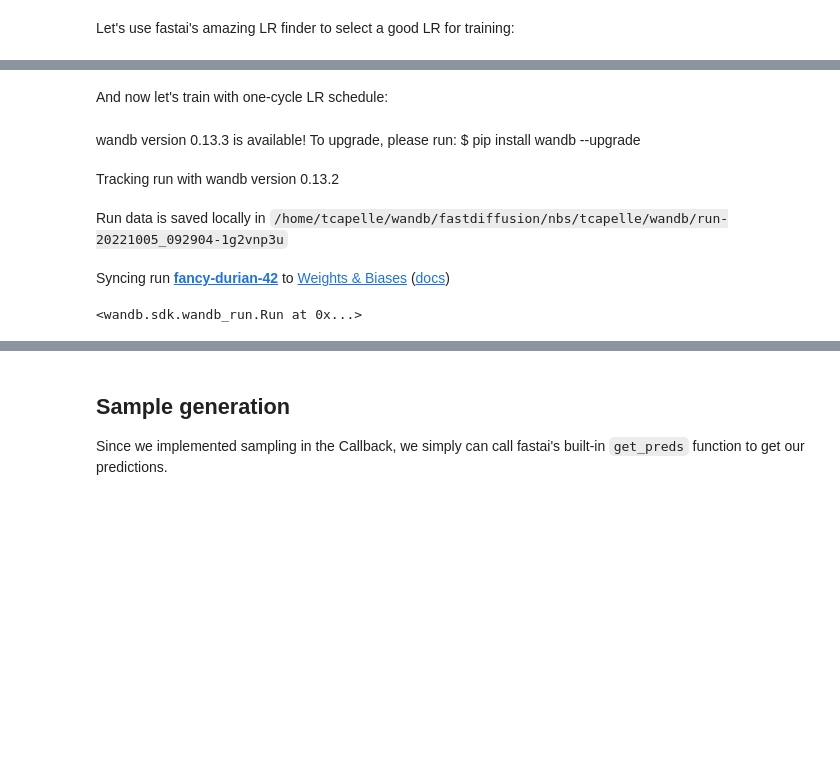
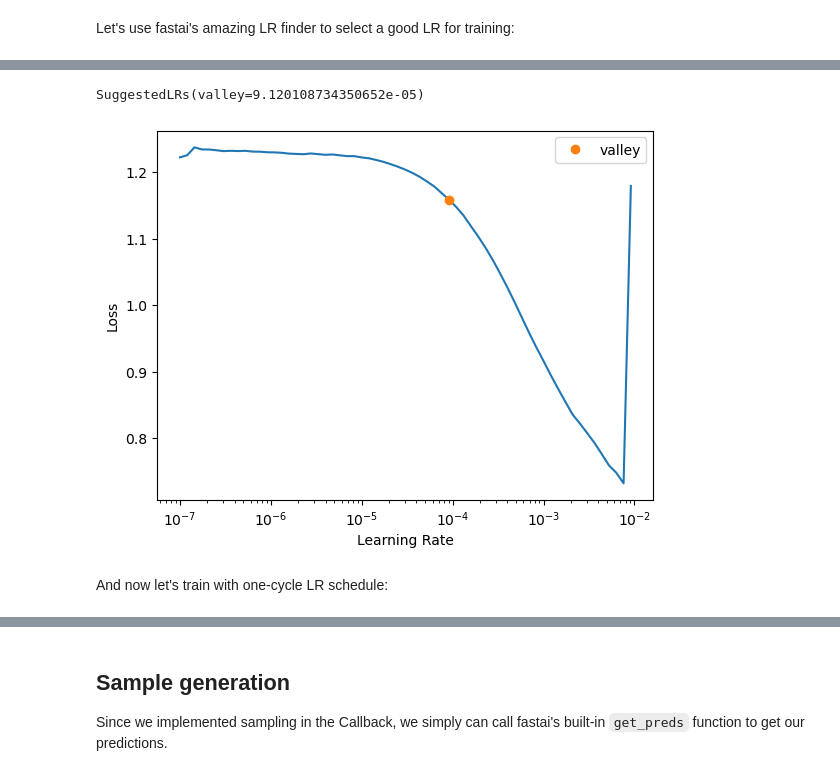
Before and after one commit to fastai/fastdiffusion, a Jupyter notebook: nbs/tcapelle/Diffusion_models_with_fastai_conditional.ipynb, the cells around one changed output, grey strips where cells are left out. Drawn from its saved outputs; the diff is of its cells as text; code cells hidden in the pictures; blank space fills up the shorter version.

```diff
--- a/nbs/tcapelle/Diffusion_models_with_fastai_conditional.ipynb
+++ b/nbs/tcapelle/Diffusion_models_with_fastai_conditional.ipynb
@@ -140,0 +137,3 @@ Let's use fastai's amazing LR finder to select a good LR for training:
+# %%
+ddpm_learner.lr_find()
+# %% [output]
@@ -141,14 +141,8 @@ Let's use fastai's amazing LR finder to select a good LR for training:
+SuggestedLRs(valley=9.120108734350652e-05)
+[figure, added]
 # %% [markdown]
 And now let's train with one-cycle LR schedule:
 # %%
 import wandb
 from fastai.callback.wandb import WandbCallback
-# %%
-wandb.init(project="ddpm_fastai", group="mnist")
-# %% [output]
-wandb version 0.13.3 is available! To upgrade, please run: $ pip install wandb --upgrade
-Tracking run with wandb version 0.13.2
-Run data is saved locally in /home/tcapelle/wandb/fastdiffusion/nbs/tcapelle/wandb/run-20221005_092904-1g2vnp3u
-Syncing run fancy-durian-42 to Weights & Biases (docs)
-<wandb.sdk.wandb_run.Run at 0x...>
 # %%
```
Also changed, not shown: parts of 15 cells of this notebook.
